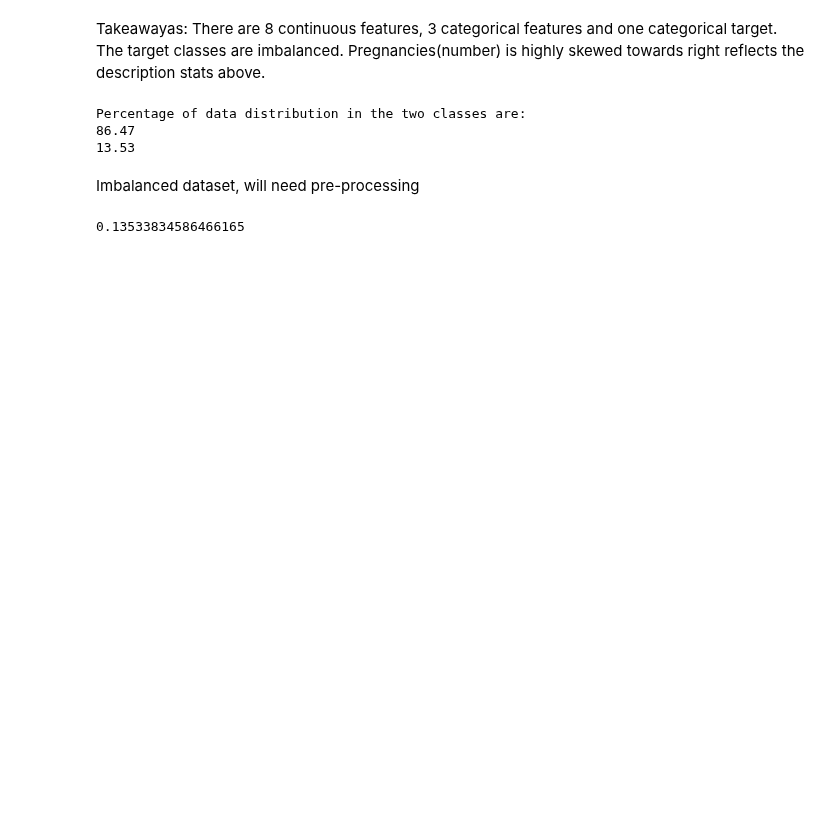
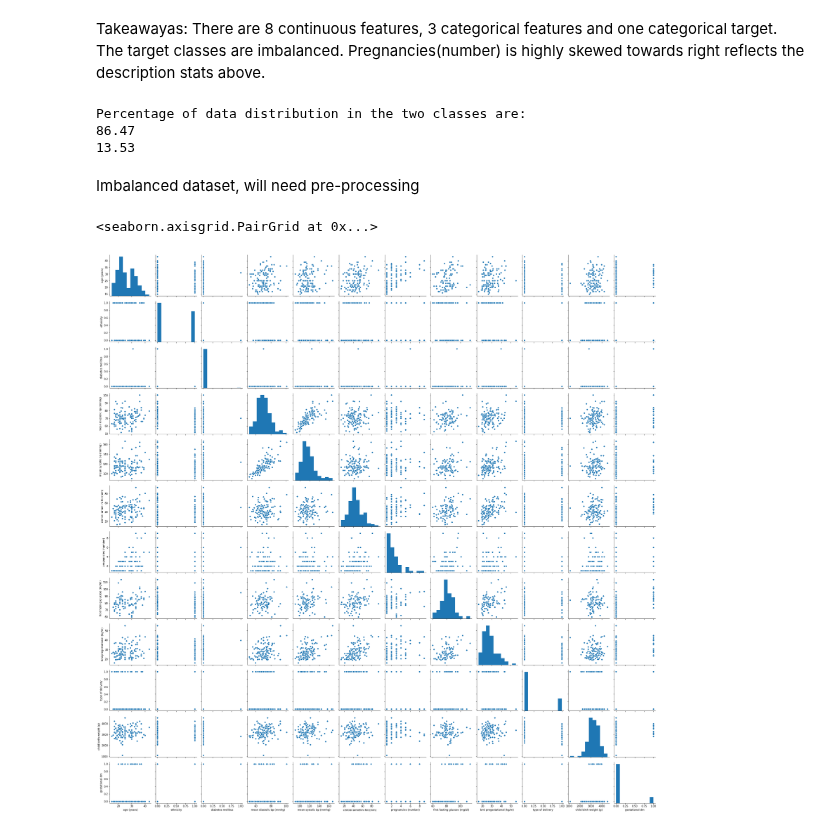
Before and after one commit to Harmeet2504/Insight_Health, a Jupyter notebook: notebooks/EDA.ipynb, the cells around one changed output. Cells and saved outputs as stored; diff of their text form; code cells hidden in the pictures; blank space fills up the shorter version.

```diff
--- a/notebooks/EDA.ipynb
+++ b/notebooks/EDA.ipynb
@@ -82,7 +111,8 @@ Percentage of data distribution in the two classes are:
 13.53
 # %% [markdown]
 Imbalanced dataset, will need pre-processing
-# %%
-18/133
-# %% [output]
-0.13533834586466165
+# %%
+sns.pairplot(df)
+# %% [output]
+<seaborn.axisgrid.PairGrid at 0x...>
+[figure, added]
```
Also changed, not shown: parts of 25 cells of this notebook.
